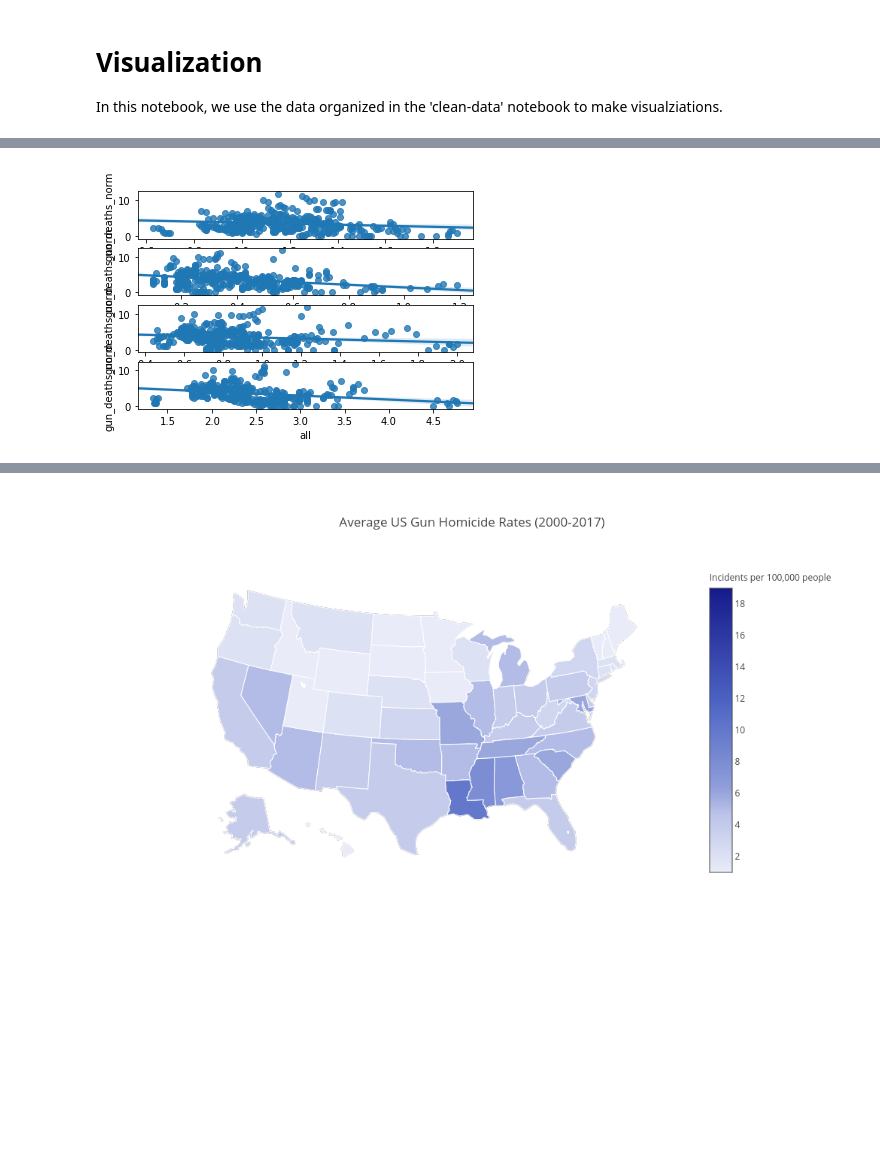
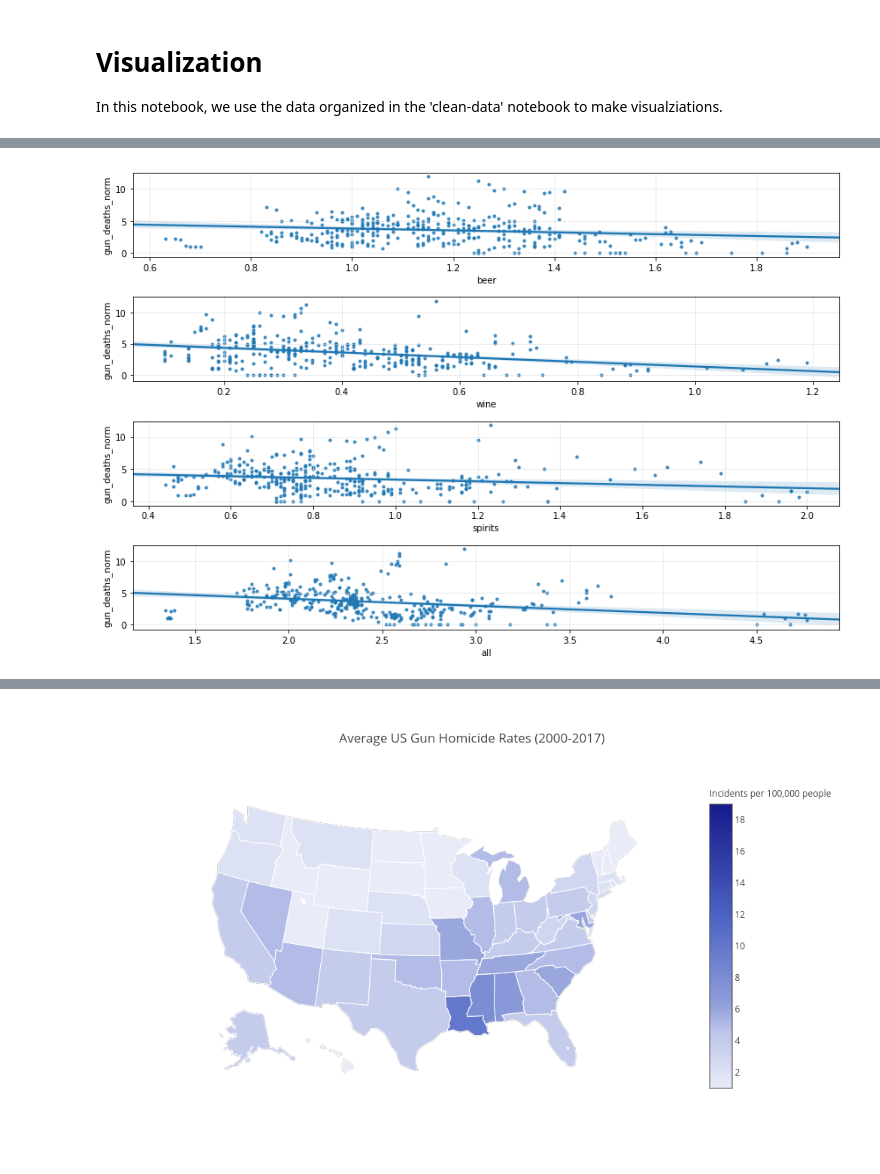
Before and after one commit to jonathanshuai/springboard-capstone1, a Jupyter notebook: visualization.ipynb, the cells around one changed output, grey strips where cells are left out. Drawn from its saved outputs; the diff is of its cells as text; code cells hidden in the pictures; blank space fills up the shorter version.

```diff
--- a/visualization.ipynb
+++ b/visualization.ipynb
@@ -32,6 +32,18 @@ by_date_norm_df = pd.read_csv(by_date_norm_file, parse_dates=True, index_col=0)
 by_date_total_df = pd.read_csv(by_date_total_file, parse_dates=True, index_col=0)
 feature_df = pd.read_csv(feature_file, parse_dates=True, index_col=0)
 overall_df = pd.read_csv(overall_file, parse_dates=True, index_col=0)
+# %%
+# Styling
+# make figures bigger
+mpl.rcParams['figure.figsize'] = 12, 8
+
+# change grid line styling
+mpl.rcParams['grid.color'] = '#d6dbdf'
+mpl.rcParams['grid.linestyle'] = '-'
+mpl.rcParams['grid.linewidth'] = 0.5
+
+# make markers smaller
+mpl.rcParams['lines.markersize'] = 3
 # %%
 # For our first visualizations, let's just plot the gun homicide trend in two ways:
 # Daily mean with window from 2014-2017
@@ -76,0 +76,11 @@ plt.show()
+# %%
+# Plot these features against gun homi
+to_plot = ['other_crime_norm', 'income', 'lawtotal']
+
+for i, column in enumerate(to_plot):
+    plt.subplot(len(to_plot), 1, i + 1)
+    sns.regplot(overall_df[column], overall_df['gun_deaths_norm'])
+    plt.grid()
+
+plt.tight_layout()
+plt.show()
@@ -77,16 +89,12 @@ plt.show()
 # %%
 # Plot gun deaths as they relate to alcohol consumption
-plt.subplot(4, 1, 1)
-sns.regplot(overall_df['beer'], overall_df['gun_deaths_norm'], style_kwargs)
+to_plot = ['beer', 'wine', 'spirits', 'all']
+for i, column in enumerate(to_plot):
+    plt.subplot(len(to_plot), 1, i + 1)
+    sns.regplot(overall_df[column], overall_df['gun_deaths_norm'])
+    plt.grid()
 
-plt.subplot(4, 1, 2)
-sns.regplot(overall_df['wine'], overall_df['gun_deaths_norm'], style_kwargs)
-
-plt.subplot(4, 1, 3)
-sns.regplot(overall_df['spirits'], overall_df['gun_deaths_norm'], style_kwargs)
-
-plt.subplot(4, 1, 4)
-sns.regplot(overall_df['all'], overall_df['gun_deaths_norm'], style_kwargs)
+plt.tight_layout()
 plt.show()
 # %% [output]
-[figure, old version]
+[figure, new version]
```
Also changed, not shown: parts of 8 cells of this notebook, 5 other files.
